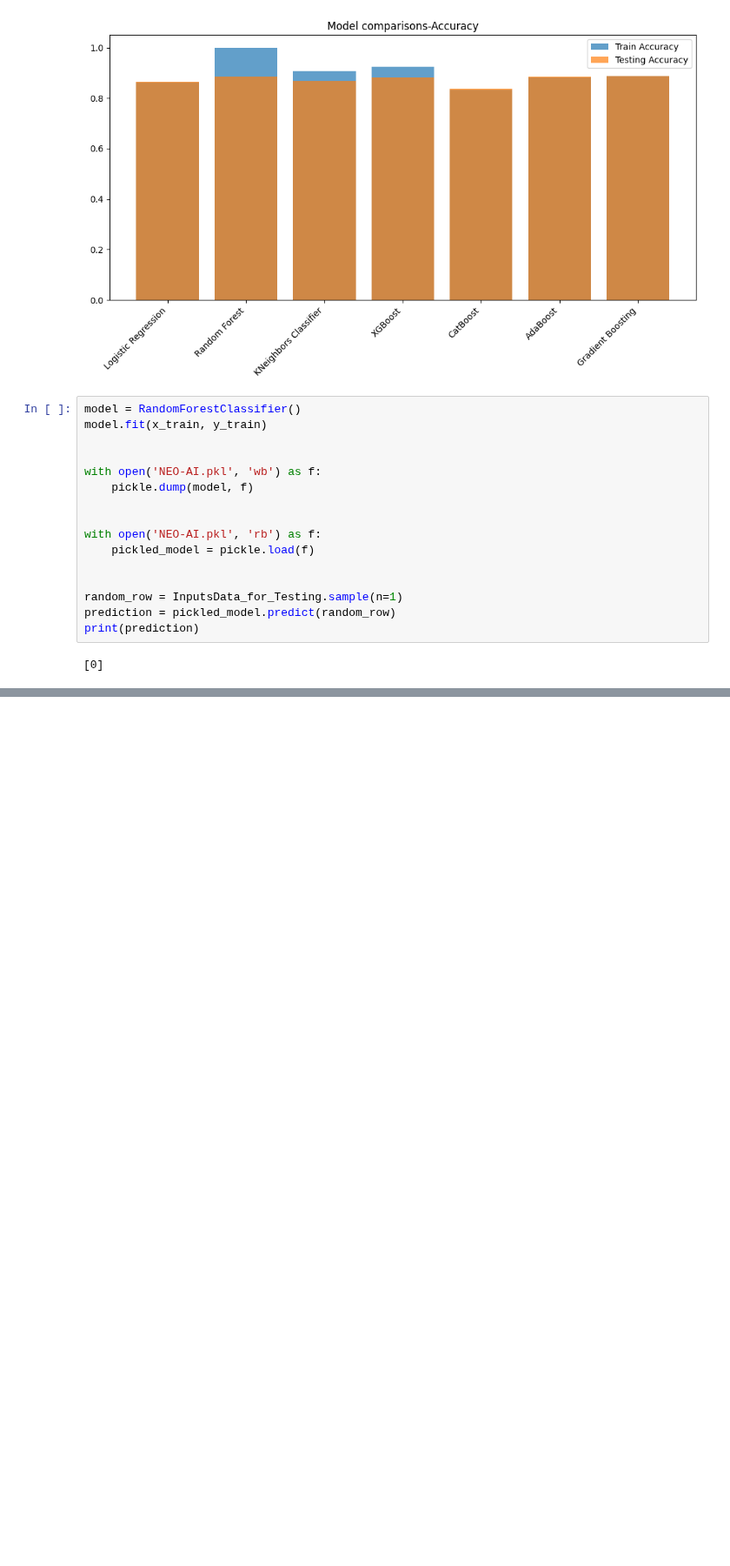
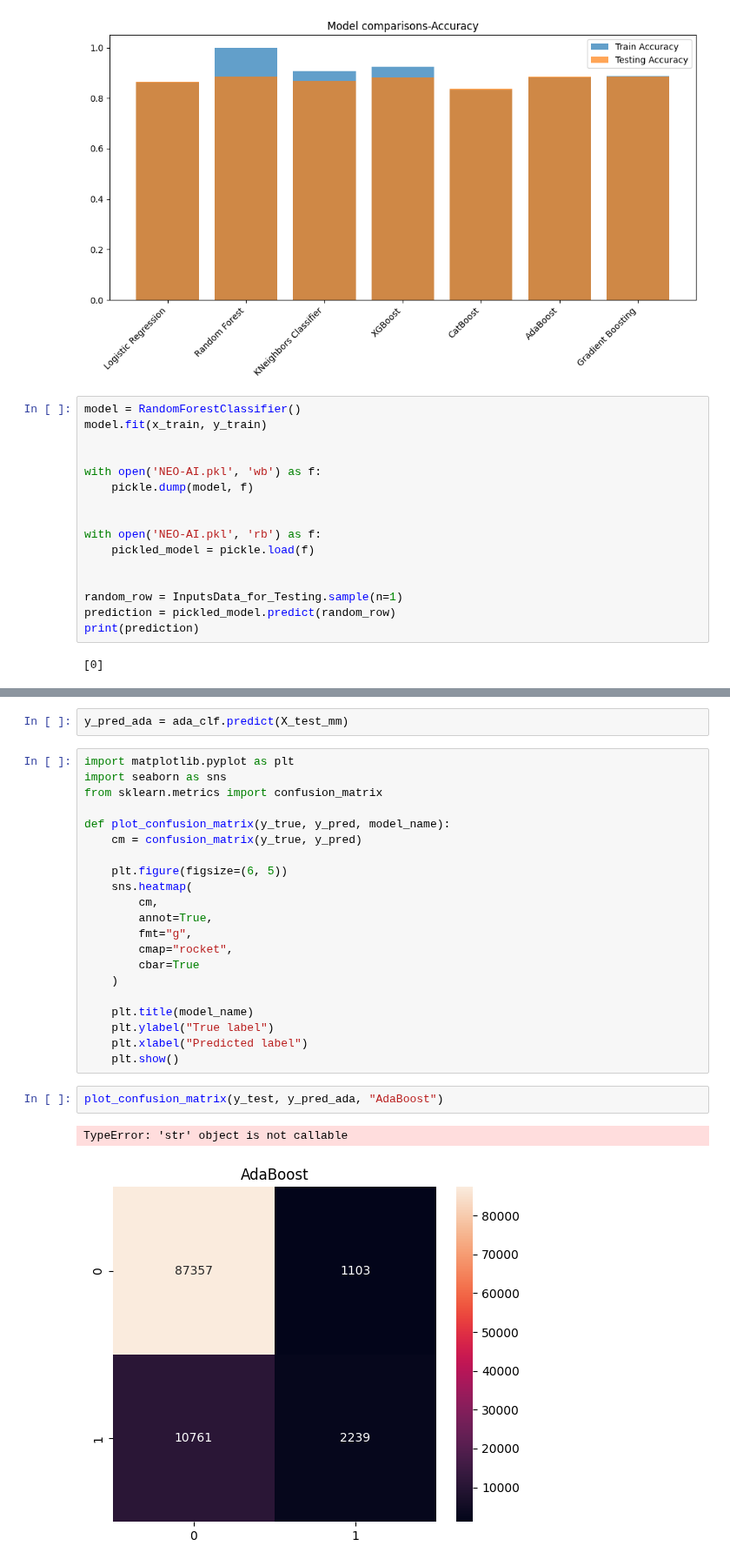
Before and after one commit to ankita2005-bit/NEO-NASA, a Jupyter notebook: nasa.ipynb, the cells around one changed output, grey strips where cells are left out. Shown at 87% size. Cells and saved outputs as stored; diff of their text form; blank space fills up the shorter version.

```diff
--- a/nasa.ipynb
+++ b/nasa.ipynb
@@ -833,0 +848,28 @@ RuntimeError: run loop already started
+# %%
+y_pred_ada = ada_clf.predict(X_test_mm)
+# %%
+import matplotlib.pyplot as plt
+import seaborn as sns
+from sklearn.metrics import confusion_matrix
+
+def plot_confusion_matrix(y_true, y_pred, model_name):
+    cm = confusion_matrix(y_true, y_pred)
+
+    plt.figure(figsize=(6, 5))
+    sns.heatmap(
+        cm,
+        annot=True,
+        fmt="g",
+        cmap="rocket",
+        cbar=True
+    )
+
+    plt.title(model_name)
+    plt.ylabel("True label")
+    plt.xlabel("Predicted label")
+    plt.show()
+# %%
+plot_confusion_matrix(y_test, y_pred_ada, "AdaBoost")
+# %% [output]
+TypeError: 'str' object is not callable
+[figure, added]
```
Also changed, not shown: parts of 7 cells of this notebook.
